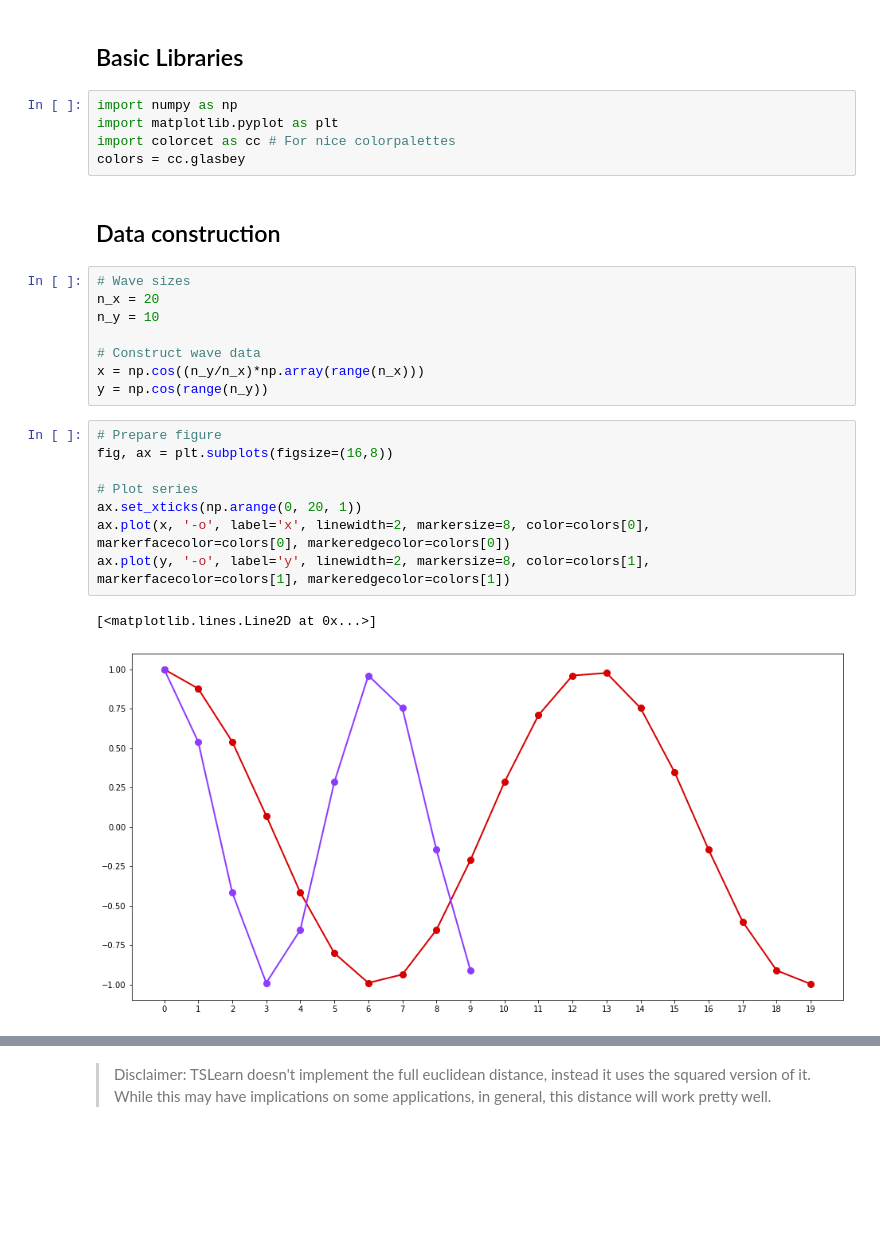
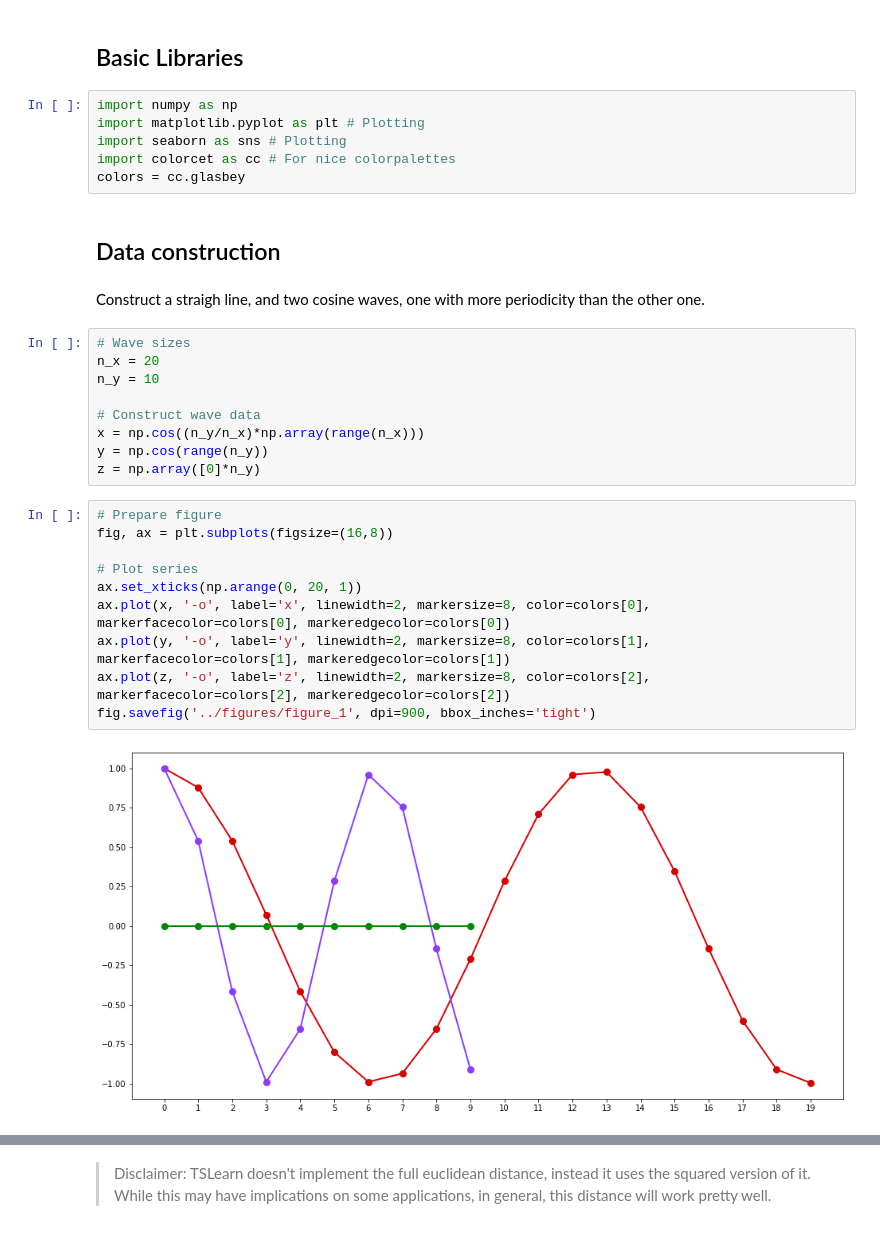
Before and after one commit to AzaelCC/Basic_DTW, a Jupyter notebook: source/Basic_DTW.ipynb, the cells around one changed output, grey strips where cells are left out. Drawn from its saved outputs; the diff is of its cells as text; blank space fills up the shorter version.

```diff
--- a/source/Basic_DTW.ipynb
+++ b/source/Basic_DTW.ipynb
@@ -6,11 +4,14 @@ When working with time series data, such as power consumption or product demand,
 ## Basic Libraries
 # %%
 import numpy as np
-import matplotlib.pyplot as plt
+import matplotlib.pyplot as plt # Plotting
+import seaborn as sns # Plotting
 import colorcet as cc # For nice colorpalettes
 colors = cc.glasbey
 # %% [markdown]
 ## Data construction
+# %% [markdown]
+Construct a straigh line, and two cosine waves, one with more periodicity than the other one.
 # %%
 # Wave sizes
 n_x = 20
@@ -19,15 +20,17 @@ n_y = 10
 # Construct wave data
 x = np.cos((n_y/n_x)*np.array(range(n_x)))
 y = np.cos(range(n_y))
+z = np.array([0]*n_y)
 # %%
 # Prepare figure
 fig, ax = plt.subplots(figsize=(16,8))
 
 # Plot series
 ax.set_xticks(np.arange(0, 20, 1))
 ax.plot(x, '-o', label='x', linewidth=2, markersize=8, color=colors[0], markerfacecolor=colors[0], markeredgecolor=colors[0])
 ax.plot(y, '-o', label='y', linewidth=2, markersize=8, color=colors[1], markerfacecolor=colors[1], markeredgecolor=colors[1])
+ax.plot(z, '-o', label='z', linewidth=2, markersize=8, color=colors[2], markerfacecolor=colors[2], markeredgecolor=colors[2])
+fig.savefig('../figures/figure_1', dpi=900, bbox_inches='tight')
 # %% [output]
-[<matplotlib.lines.Line2D at 0x...>]
-[figure, old version]
+[figure, new version]
 # %%
```
Also changed, not shown: parts of 9 cells of this notebook.
